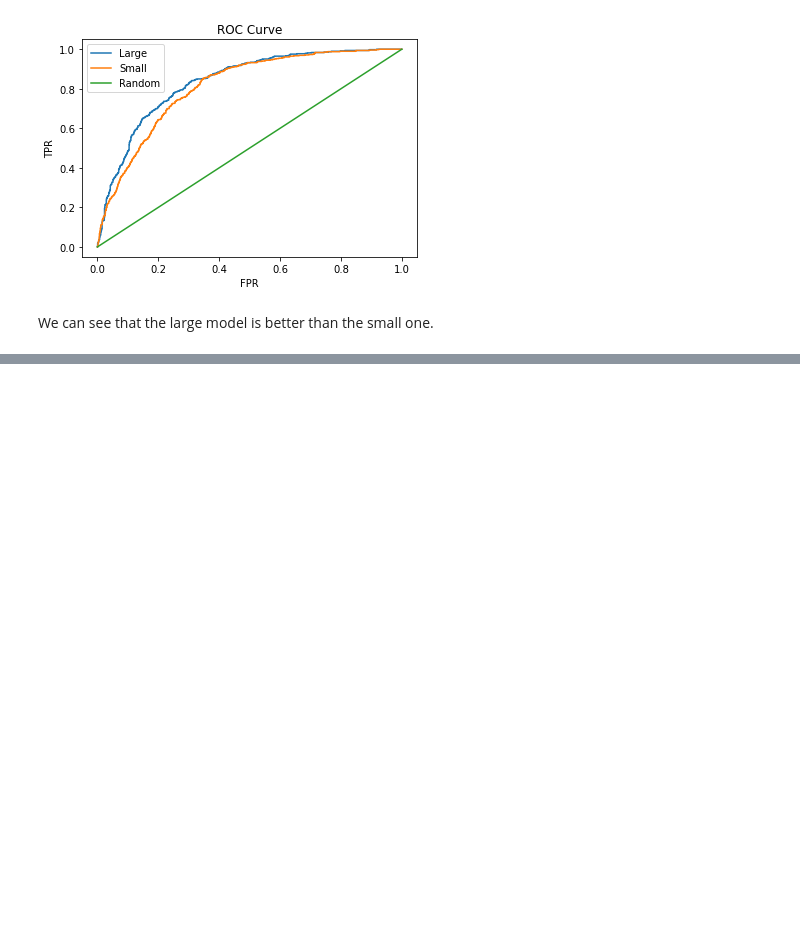
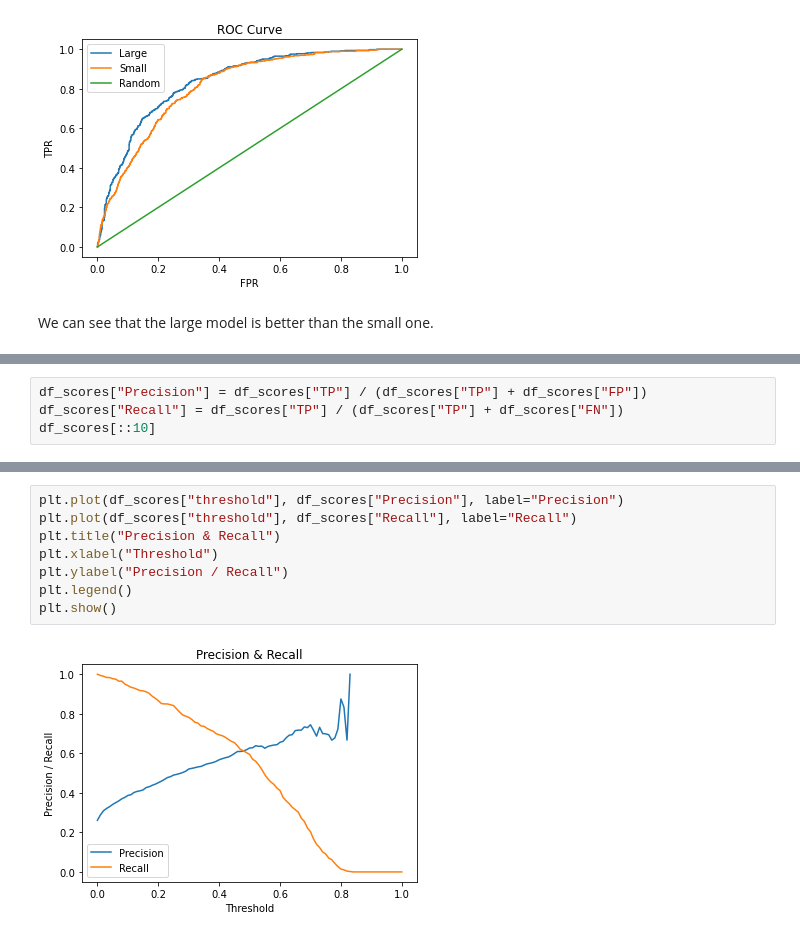
Before and after one commit to alexcaicedo/ml-zoomcamp, a Jupyter notebook: 04_classification_metrics/notes.ipynb, the cells around one changed output, grey strips where cells are left out. Drawn from its saved outputs; the diff is of its cells as text; blank space fills up the shorter version.

```diff
--- a/04_classification_metrics/notes.ipynb
+++ b/04_classification_metrics/notes.ipynb
@@ -950,0 +986,4 @@ We can see that the large model is better than the small one.
+# %%
+df_scores["Precision"] = df_scores["TP"] / (df_scores["TP"] + df_scores["FP"])
+df_scores["Recall"] = df_scores["TP"] / (df_scores["TP"] + df_scores["FN"])
+df_scores[::10]
@@ -950,0 +1003,10 @@ We can see that the large model is better than the small one.
+# %%
+plt.plot(df_scores["threshold"], df_scores["Precision"], label="Precision")
+plt.plot(df_scores["threshold"], df_scores["Recall"], label="Recall")
+plt.title("Precision & Recall")
+plt.xlabel("Threshold")
+plt.ylabel("Precision / Recall")
+plt.legend()
+plt.show()
+# %% [output]
+[figure, added]
```
Also changed, not shown: parts of 16 cells of this notebook.
